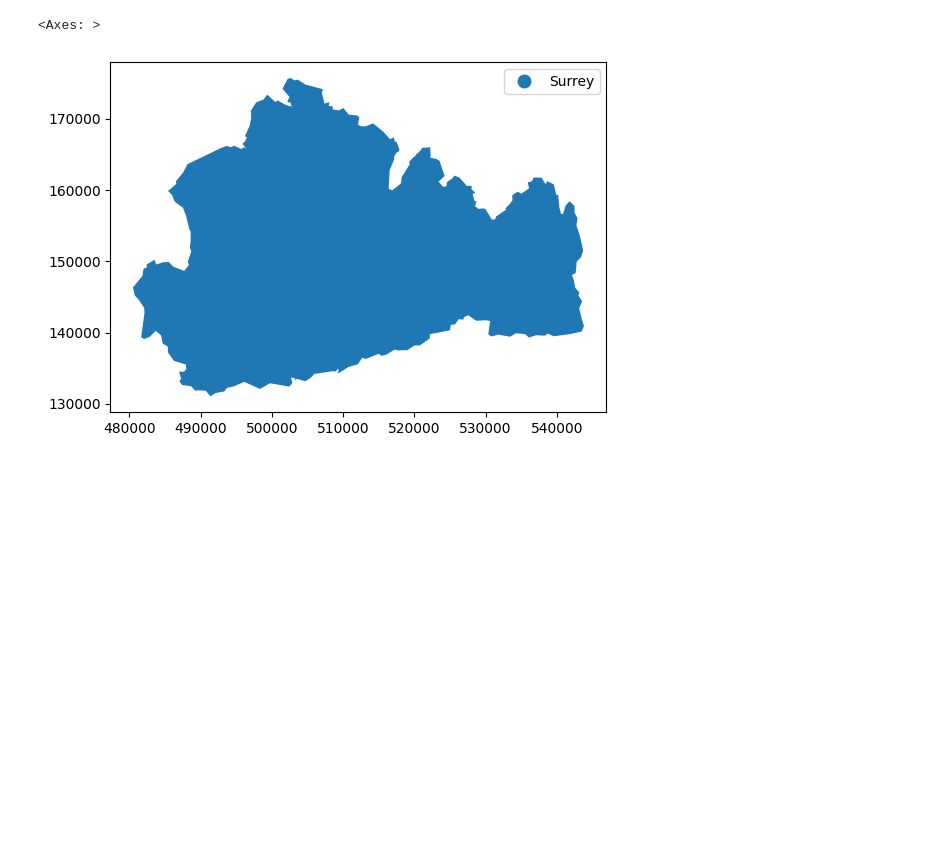
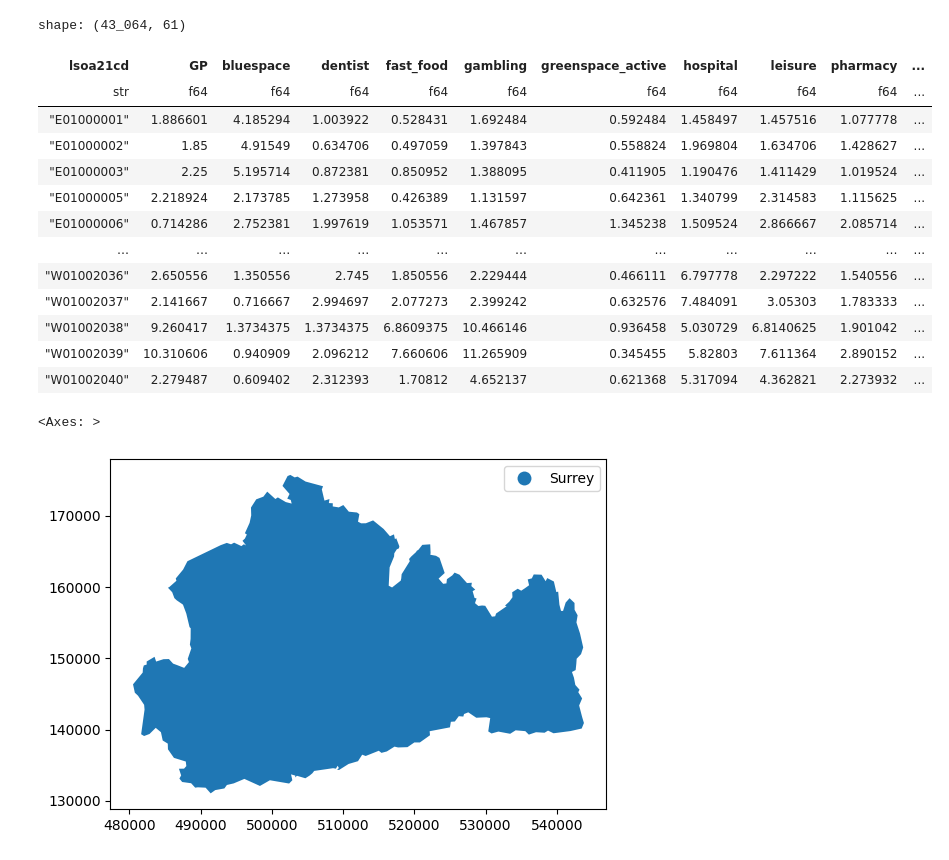
Before and after one commit to Surrey-County-Council/jsna-climate-and-environment, a Jupyter notebook: src/jsna_climate_and_environment/experiments.ipynb, the cells around one changed output. Cells and saved outputs as stored; diff of their text form; code cells hidden in the pictures; blank space fills up the shorter version.

Commit message:
ahah metadata update

```diff
--- a/src/jsna_climate_and_environment/experiments.ipynb
+++ b/src/jsna_climate_and_environment/experiments.ipynb
@@ -20,3 +23,20 @@ from jsna_climate_and_environment.nhs_orgs.practice_registrations import get_sur
+# %%
+pl.read_csv("https://data.geods.ac.uk/dataset/8fa47a8b-345c-438d-a8c3-0ac758ee12be/resource/db102d9c-1515-43c4-910e-9700d13fed24/download/ahah_v5.csv")
+# %% [output]
+shape: (43_064, 61)
+| lsoa21cd | GP | bluespace | dentist | fast_food | gambling | greenspace_active | hospital | leisure | pharmacy | ... |
+| str | f64 | f64 | f64 | f64 | f64 | f64 | f64 | f64 | f64 | ... |
+| "E01000001" | 1.886601 | 4.185294 | 1.003922 | 0.528431 | 1.692484 | 0.592484 | 1.458497 | 1.457516 | 1.077778 | ... |
+| "E01000002" | 1.85 | 4.91549 | 0.634706 | 0.497059 | 1.397843 | 0.558824 | 1.969804 | 1.634706 | 1.428627 | ... |
+| "E01000003" | 2.25 | 5.195714 | 0.872381 | 0.850952 | 1.388095 | 0.411905 | 1.190476 | 1.411429 | 1.019524 | ... |
+| "E01000005" | 2.218924 | 2.173785 | 1.273958 | 0.426389 | 1.131597 | 0.642361 | 1.340799 | 2.314583 | 1.115625 | ... |
+| "E01000006" | 0.714286 | 2.752381 | 1.997619 | 1.053571 | 1.467857 | 1.345238 | 1.509524 | 2.866667 | 2.085714 | ... |
+| … | … | … | … | … | … | … | … | … | … | ... |
+| "W01002036" | 2.650556 | 1.350556 | 2.745 | 1.850556 | 2.229444 | 0.466111 | 6.797778 | 2.297222 | 1.540556 | ... |
+| "W01002037" | 2.141667 | 0.716667 | 2.994697 | 2.077273 | 2.399242 | 0.632576 | 7.484091 | 3.05303 | 1.783333 | ... |
+| "W01002038" | 9.260417 | 1.3734375 | 1.3734375 | 6.8609375 | 10.466146 | 0.936458 | 5.030729 | 6.8140625 | 1.901042 | ... |
+| "W01002039" | 10.310606 | 0.940909 | 2.096212 | 7.660606 | 11.265909 | 0.345455 | 5.82803 | 7.611364 | 2.890152 | ... |
+| "W01002040" | 2.279487 | 0.609402 | 2.312393 | 1.70812 | 4.652137 | 0.621368 | 5.317094 | 4.362821 | 2.273932 | ... |
 # %%
 surrey_county = read_gdb("county")
 surrey_county.plot(column="county_name", legend=True)
```
Also changed, not shown: parts of 2 cells of this notebook, 7 other files.
